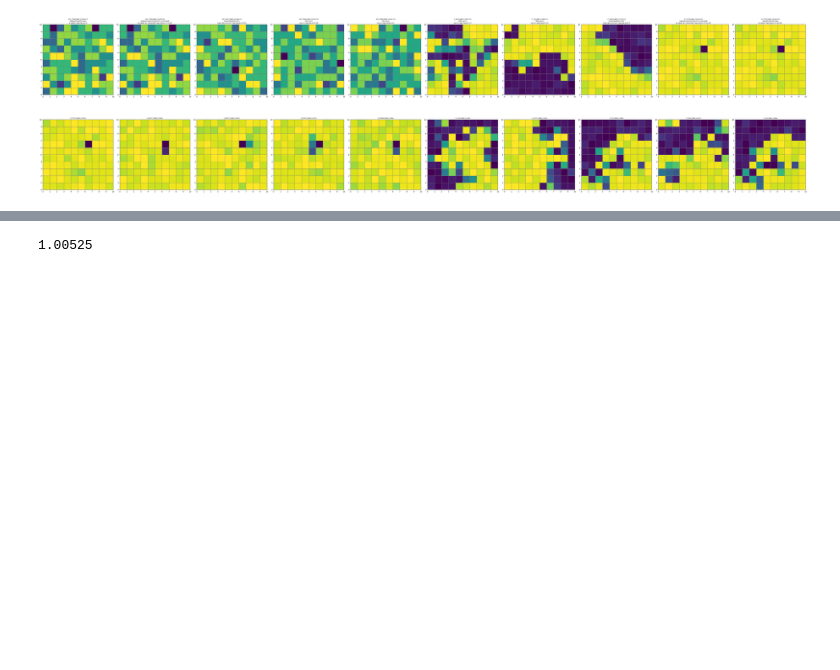
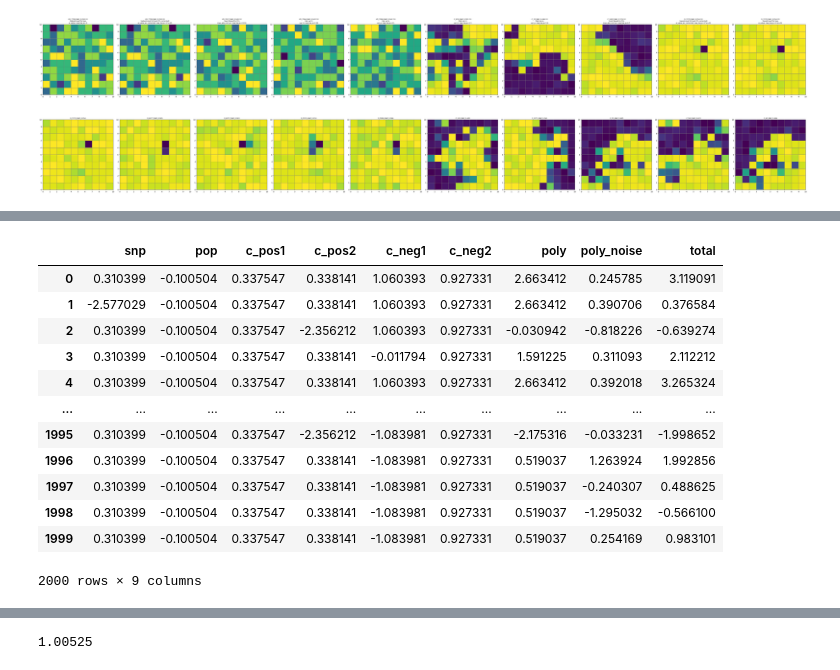
Before and after one commit to mat2m10/chasm, a Jupyter notebook: notebooks/coalescence_simulation_notebooks/proof_of_concept.ipynb, the cells around one changed output, grey strips where cells are left out. Saved outputs shown, nothing was run; the diff lists cells and outputs as text; code cells hidden in the pictures; blank space fills up the shorter version.

```diff
--- a/notebooks/coalescence_simulation_notebooks/proof_of_concept.ipynb
+++ b/notebooks/coalescence_simulation_notebooks/proof_of_concept.ipynb
@@ -97,0 +155,16 @@ gwas = gwas_linregress(geno, effects["pheno"])
+# %%
+effects
+# %% [output]
+|  | snp | pop | c_pos1 | c_pos2 | c_neg1 | c_neg2 | poly | poly_noise | total |
+| 0 | 0.310399 | -0.100504 | 0.337547 | 0.338141 | 1.060393 | 0.927331 | 2.663412 | 0.245785 | 3.119091 |
+| 1 | -2.577029 | -0.100504 | 0.337547 | 0.338141 | 1.060393 | 0.927331 | 2.663412 | 0.390706 | 0.376584 |
+| 2 | 0.310399 | -0.100504 | 0.337547 | -2.356212 | 1.060393 | 0.927331 | -0.030942 | -0.818226 | -0.639274 |
+| 3 | 0.310399 | -0.100504 | 0.337547 | 0.338141 | -0.011794 | 0.927331 | 1.591225 | 0.311093 | 2.112212 |
+| 4 | 0.310399 | -0.100504 | 0.337547 | 0.338141 | 1.060393 | 0.927331 | 2.663412 | 0.392018 | 3.265324 |
+| ... | ... | ... | ... | ... | ... | ... | ... | ... | ... |
+| 1995 | 0.310399 | -0.100504 | 0.337547 | -2.356212 | -1.083981 | 0.927331 | -2.175316 | -0.033231 | -1.998652 |
+| 1996 | 0.310399 | -0.100504 | 0.337547 | 0.338141 | -1.083981 | 0.927331 | 0.519037 | 1.263924 | 1.992856 |
+| 1997 | 0.310399 | -0.100504 | 0.337547 | 0.338141 | -1.083981 | 0.927331 | 0.519037 | -0.240307 | 0.488625 |
+| 1998 | 0.310399 | -0.100504 | 0.337547 | 0.338141 | -1.083981 | 0.927331 | 0.519037 | -1.295032 | -0.566100 |
+| 1999 | 0.310399 | -0.100504 | 0.337547 | 0.338141 | -1.083981 | 0.927331 | 0.519037 | 0.254169 | 0.983101 |
+2000 rows × 9 columns
```
Also changed, not shown: parts of 18 cells of this notebook, 4 other files.
